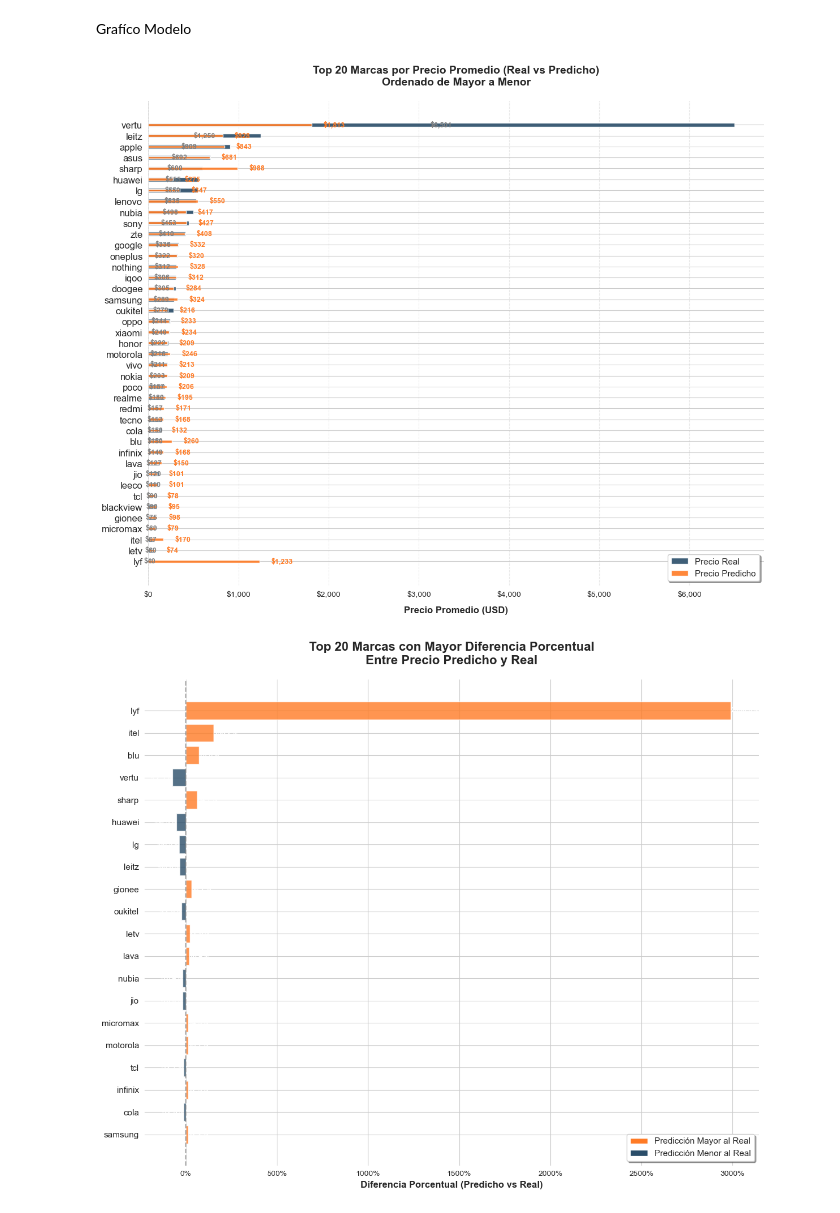
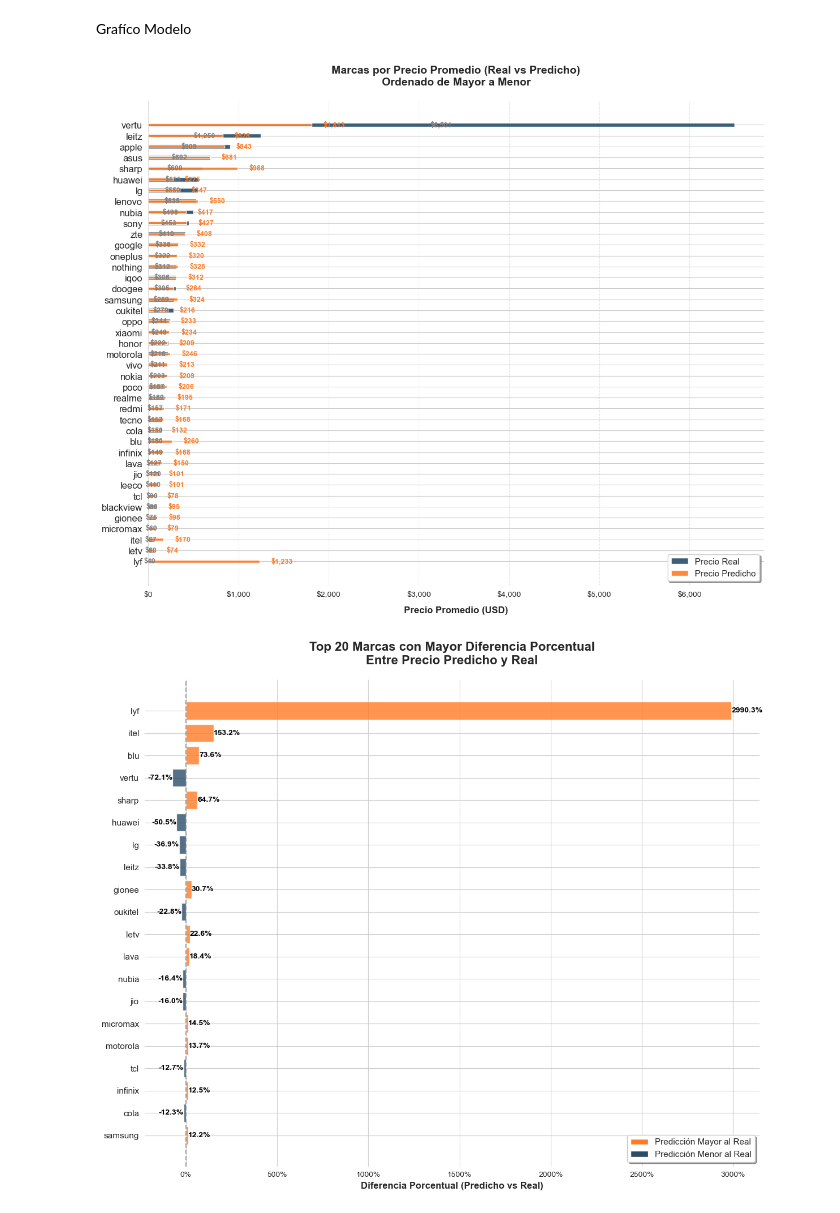
Before and after one commit to Pato66661/Ciencia_Datos_T2, a Jupyter notebook: Proyecto_Fundamentos_Programación/Proyecto.ipynb, the cells around one changed output. Cells and saved outputs as stored; diff of their text form; code cells hidden in the pictures.

```diff
--- a/Proyecto_Fundamentos_Programación/Proyecto.ipynb
+++ b/Proyecto_Fundamentos_Programación/Proyecto.ipynb
@@ -1081,7 +1015,7 @@ plt.rcParams['ytick.labelsize'] = 11
 plt.rcParams['legend.fontsize'] = 11
 
 # Cargar el archivo Excel
-archivo = "Smartphones_Predicciones_Categoricas_Ajuste_Variables.xlsx"
+archivo = "Smartphones_Predicciones_Categoricas.xlsx"
 df = pd.read_excel(archivo)
 
 # Agrupar por marca y calcular el precio promedio
@@ -1125,7 +1059,7 @@ for i, (real, pred) in enumerate(zip(df_top20['price_usd'], df_top20['predicted_
 ax.set_yticks(y_pos)
 ax.set_yticklabels(df_top20['brand_name'], fontsize=12)
 ax.set_xlabel('Precio Promedio (USD)', fontweight='bold', labelpad=10)
-ax.set_title('Top 20 Marcas por Precio Promedio (Real vs Predicho)\nOrdenado de Mayor a Menor',
+ax.set_title('Marcas por Precio Promedio (Real vs Predicho)\nOrdenado de Mayor a Menor',
              pad=20, fontweight='bold', fontsize=14)
 
 # Invertir el eje Y para mostrar el más caro arriba
@@ -1152,6 +1086,6 @@ ax.axvline(x=0, color='gray', alpha=0.2, linestyle='-')
 plt.tight_layout()
 
 # Guardar imagen con alta calidad y fondo transparente
-plt.savefig('comparativa_precios_marcas_top20_descendente.png',
+plt.savefig('comparativa_precios_marcas_descendente.png',
             dpi=300, bbox_inches='tight', transparent=False)
 plt.show()
@@ -1158,26 +1093,0 @@ plt.show()
-# %%
-# Filtrar el top 20 de marcas con precios promedio reales
-top_20_precio_promedio = precio_promedio.head(20)
-
-# Gráfico de barras comparativo para el top 20
-plt.figure(figsize=(14, 7))
-bar_width = 0.35
-x = np.arange(len(top_20_precio_promedio))
-
-plt.bar(x - bar_width/2, top_20_precio_promedio['price_usd'], width=bar_width, label='Real', color='#1f77b4')
-plt.bar(x + bar_width/2, top_20_precio_promedio['predicted_price_usd'], width=bar_width, label='Predicho', color='#ff7f0e')
-
-# Añadir etiquetas y valores
-plt.xticks(x, top_20_precio_promedio['brand_name'], rotation=45, ha='right')
-plt.xlabel('Marca')
-plt.ylabel('Precio Promedio (USD)')
-plt.title('Comparación de Precio Promedio Real vs. Predicho por Marca (Top 20)')
-plt.legend()
-
-# Mostrar valores en las barras
-for i in x:
-    plt.text(i - bar_width/2, top_20_precio_promedio['price_usd'].iloc[i] + 20, f"{top_20_precio_promedio['price_usd'].iloc[i]:.0f}", ha='center')
-    plt.text(i + bar_width/2, top_20_precio_promedio['predicted_price_usd'].iloc[i] + 20, f"{top_20_precio_promedio['predicted_price_usd'].iloc[i]:.0f}", ha='center')
-
-plt.tight_layout()
-plt.show()
@@ -1542,7 +1589,7 @@ for i, (real, pred) in enumerate(zip(df_top20['price_usd'], df_top20['predicted_
 ax.set_yticks(y_pos)
 ax.set_yticklabels(df_top20['brand_name'], fontsize=12)
 ax.set_xlabel('Precio Promedio (USD)', fontweight='bold', labelpad=10)
-ax.set_title('Top 20 Marcas por Precio Promedio (Real vs Predicho)\nOrdenado de Mayor a Menor',
+ax.set_title('Marcas por Precio Promedio (Real vs Predicho)\nOrdenado de Mayor a Menor',
              pad=20, fontweight='bold', fontsize=14)
 
 # Invertir el eje Y para mostrar el más caro arriba
@@ -1569,11 +1616,11 @@ ax.axvline(x=0, color='gray', alpha=0.2, linestyle='-')
 plt.tight_layout()
 
 # Guardar imagen con alta calidad y fondo transparente
-plt.savefig('comparativa_precios_marcas_top20_descendente.png',
+plt.savefig('comparativa_precios_marcas_descendente.png',
             dpi=300, bbox_inches='tight', transparent=False)
 plt.show()
 # %% [output]
-[figure, old version]
+[figure, new version]
 # %%
 import pandas as pd
 import matplotlib.pyplot as plt
@@ -1617,32 +1664,39 @@ for bar in bars:
     label_x = width if width > 0 else width
     va = 'center'
     color = 'black' if abs(width) < 5 else 'white'
     plt.text(label_x, bar.get_y() + bar.get_height()/2,
              f'{width:.1f}%',
              va=va, ha='left' if width > 0 else 'right',
              color=color, fontsize=9, fontweight='bold')
 
 # Formatear eje X como porcentaje
 plt.gca().xaxis.set_major_formatter(PercentFormatter())
 
 # Ajustes estéticos
 plt.xlabel('Diferencia Porcentual (Predicho vs Real)', fontweight='bold')
 plt.title('Top 20 Marcas con Mayor Diferencia Porcentual\nEntre Precio Predicho y Real',
           pad=20, fontweight='bold')
 plt.gca().invert_yaxis()  # Marcas con mayor diferencia arriba
 
 # Leyenda personalizada
 from matplotlib.patches import Patch
 legend_elements = [Patch(facecolor='#ff7b25', label='Predicción Mayor al Real'),
                    Patch(facecolor='#2a4d69', label='Predicción Menor al Real')]
 plt.legend(handles=legend_elements, loc='lower right', frameon=True, shadow=True)
 
 sns.despine(left=True, bottom=True)
 plt.tight_layout()
 
+# Añadir etiquetas de valor con el símbolo de porcentaje
+for bar in bars:
+    width = bar.get_width()
+    plt.text(width, bar.get_y() + bar.get_height()/2,
+             f'{width:.1f}%',  # Incluye el símbolo %
+             va='center', ha='left' if width > 0 else 'right',
+             color='black', fontsize=10, fontweight='bold')
 # Guardar y mostrar
 plt.savefig('diferencias_porcentuales_predicciones.png', dpi=300, bbox_inches='tight')
 plt.show()
 # %% [output]
-[figure, old version]
+[figure, new version]
 # %% [markdown]
```
Also changed, not shown: parts of 19 cells of this notebook, 11 other files.
